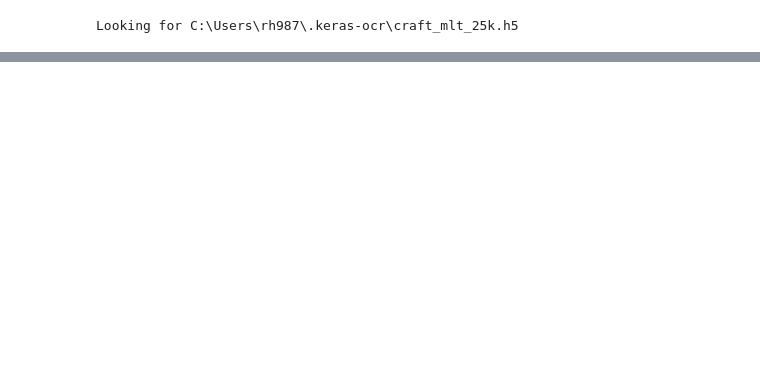
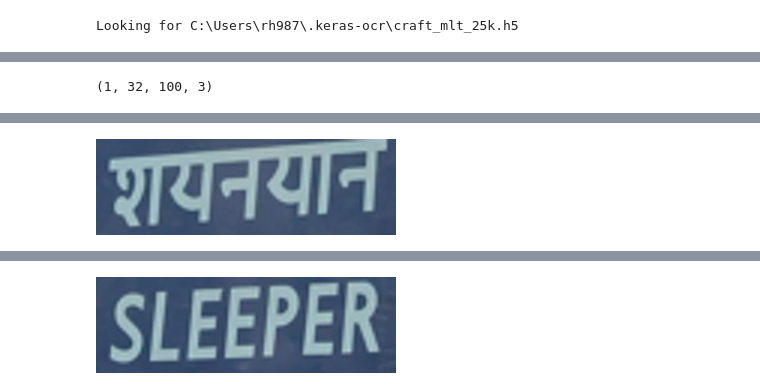
Before and after one commit to komingsu/AIFFEL, a Jupyter notebook: 22_OCR/Untitled.ipynb, the cells around one changed output, grey strips where cells are left out. Drawn from its saved outputs; the diff is of its cells as text; code cells hidden in the pictures; blank space fills up the shorter version.

```diff
--- a/22_OCR/Untitled.ipynb
+++ b/22_OCR/Untitled.ipynb
@@ -681,0 +652,33 @@ Result:          FIN999999999999999999999
+# %%
+output_path = "./sample_images/cropped/"
+
+img = glob.glob(output_path+"*")[0]
+img = Image.open(img)
+img = img.resize((100,32))
+img = np.array(img)
+img = np.transpose(img,(1,0,2))
+img = np.expand_dims(img,0)
+# %% [output]
+(1, 32, 100, 3)
+# %%
+def recognize_img(model, images_path, index = 5):
+    images_path = glob.glob(output_path+"*")
+    for idx, i in enumerate(images_path):
+        if idx>=index:
+            break
+
+        img = Image.open(i)
+        img = img.resize((100,32))
+        img = np.array(img)
+        img = np.transpose(img,(1,0,2))
+        img = np.expand_dims(img,0)
+        output = model.predict(img)
+        result = decode_predict_ctc(output, chars="-"+TARGET_CHARACTERS)[0].replace('-','')
+        print("Result: \t", result)
+        img = Image.fromarray(img[0].transpose(1,0,2).astype(np.uint8))
+        h, w = img.size
+        img = img.resize((3*h, 3*w))
+        display(img)
+
+recognize_img(model_pred, output_path, index=2)
+# %% [output]
@@ -681,0 +687 @@ Result:          FIN999999999999999999999
+[figure, added]
@@ -681,0 +690 @@ Result:          FIN999999999999999999999
+[figure, added]
```
Also changed, not shown: parts of 11 cells of this notebook.
